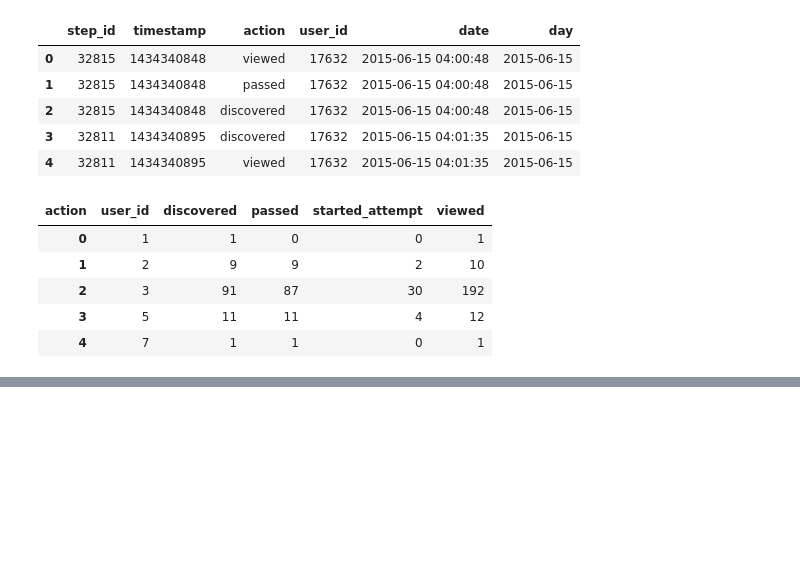
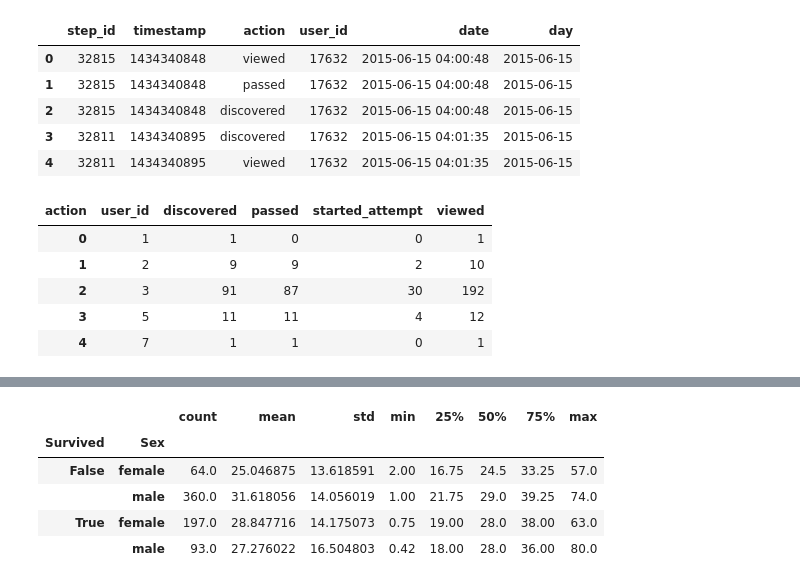
Before and after one commit to Porpoising/home_tasks, a Jupyter notebook: Cribs/pandas_crib.ipynb, the cells around one changed output, grey strips where cells are left out. Saved outputs shown, nothing was run; the diff lists cells and outputs as text; code cells hidden in the pictures; blank space fills up the shorter version.

```diff
--- a/Cribs/pandas_crib.ipynb
+++ b/Cribs/pandas_crib.ipynb
@@ -740,0 +798,10 @@ pt.head()
+# %%
+# узнаём стат. данные об возрасте по полу и выживаемости
+titanic.groupby(['Survived', 'Sex'])['Age'].describe()
+# %% [output]
+|  |  | count | mean | std | min | 25% | 50% | 75% | max |
+| Survived | Sex |  |  |  |  |  |  |  |  |
+| False | female | 64.0 | 25.046875 | 13.618591 | 2.00 | 16.75 | 24.5 | 33.25 | 57.0 |
+|  | male | 360.0 | 31.618056 | 14.056019 | 1.00 | 21.75 | 29.0 | 39.25 | 74.0 |
+| True | female | 197.0 | 28.847716 | 14.175073 | 0.75 | 19.00 | 28.0 | 38.00 | 63.0 |
+|  | male | 93.0 | 27.276022 | 16.504803 | 0.42 | 18.00 | 28.0 | 36.00 | 80.0 |
```
Also changed, not shown: parts of 8 cells of this notebook, 1 other file.
